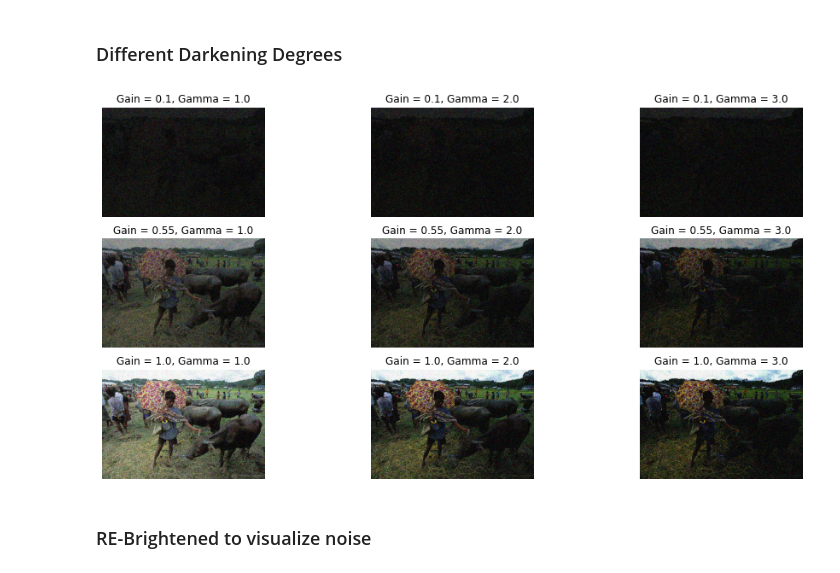
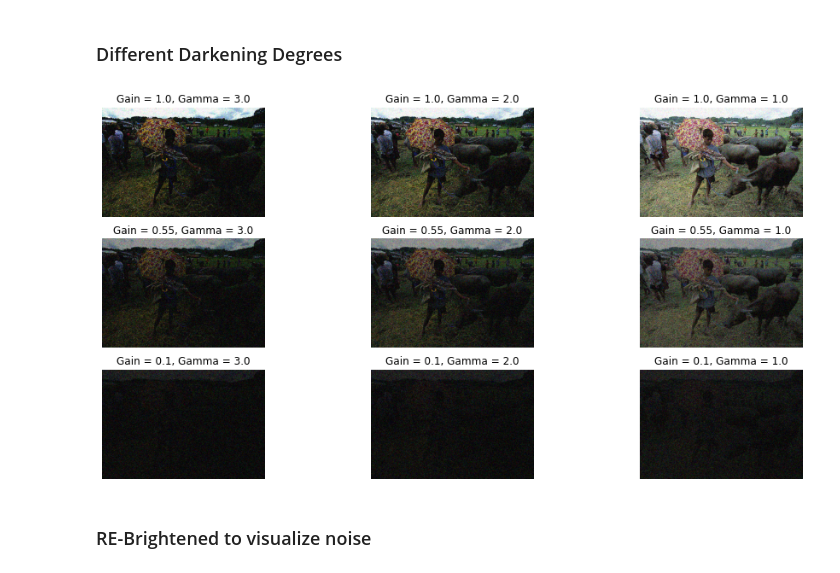
Before and after one commit to crmauceri/pytorch-deeplab-xception, a Jupyter notebook: visualization_scripts/Test_Degree_of_Darkness.ipynb, the cells around one changed output. Saved outputs shown, nothing was run; the diff lists cells and outputs as text; code cells hidden in the pictures.

Commit message:
Visualization updates

```diff
--- a/visualization_scripts/Test_Degree_of_Darkness.ipynb
+++ b/visualization_scripts/Test_Degree_of_Darkness.ipynb
@@ -45,31 +50,33 @@ Text(0.5, 1.0, 'Original')
 # %% [markdown]
 ### Different Darkening Degrees
 # %%
-gain = np.linspace(0.1, 1, 3)
-gamma = np.linspace(1,3, 3)
+gain = np.linspace(0.1, 1, 3).tolist()
+gain.reverse()
+gamma = np.linspace(1,3, 3).tolist()
+gamma.reverse()
 
 plt.figure(figsize=(16, 8))
 
 index = 1
 for i in gain:
     for j in gamma:
         sample['image'] = image.copy()
 
         cfg = get_cfg_defaults()
         cfg.merge_from_list(['DATASET.DARKEN.DARKEN', True,
                             'DATASET.DARKEN.GAIN', float(i),
                             'DATASET.DARKEN.GAMMA', float(j)])
         f = tr.Darken(cfg)
         processed_sample = f(sample)
 
         plt.subplot(len(gain), len(gamma), index)
         plt.imshow(processed_sample['image'])
         plt.title("Gain = {}, Gamma = {}".format(i, j))
         plt.axis('off')
 
         index += 1
 # %% [output]
-[figure, old version]
+[figure, new version]
 # %% [markdown]
 ### RE-Brightened to visualize noise
 # %%
```
Also changed, not shown: parts of 10 cells of this notebook, 1 other file.
